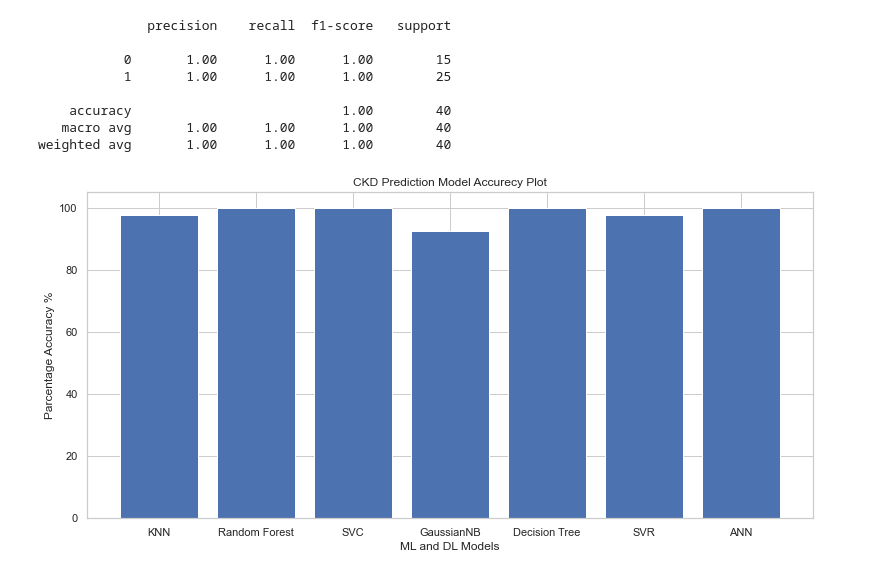
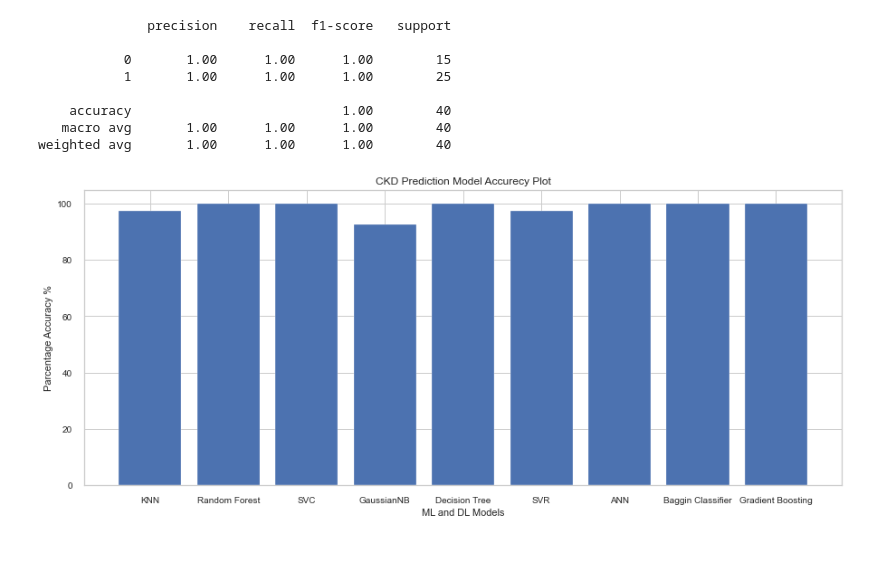
Before and after one commit to abidshafee/CKD_prediction, a Jupyter notebook: CKDMLMoodel.ipynb, the cells around one changed output. Cells and saved outputs as stored; diff of their text form; code cells hidden in the pictures.

Commit message:
Two new Classifier added

```diff
--- a/CKDMLMoodel.ipynb
+++ b/CKDMLMoodel.ipynb
@@ -1178,0 +1264,4 @@ weighted avg       0.98      0.97      0.97        40
+# %%
+gbc = GradientBoostingClassifier(n_estimators=100, learning_rate=0.5, max_depth=1, random_state=0)
+# %%
+gbc.fit(X_train, y_train)
@@ -1178,0 +1270,5 @@ weighted avg       0.98      0.97      0.97        40
+# %%
+gbc_pred = gbc.predict(X_test)
+# %%
+gbc_acc = round(accuracy_score(y_test, gbc_pred)*100, 2)
+print(f'Gradient Boosting Classifier Accurecy: {gbc_acc}%')
@@ -1246,19 +1367,19 @@ weighted avg       1.00      1.00      1.00        40
 # %%
 # sns.barplot(models, models_acc, palette="Blues_d", hue=models, dodge=False)
 # %%
-plt.figure(figsize=(13, 6))
-models = ['KNN', 'Random Forest', 'SVC', 'GaussianNB', 'Decision Tree', 'SVR', 'ANN']
-models_acc = [knn_acc, rndf_acc, svc_acc, gnb_acc, dtc_acc, svr_acc, ann_acc]
+plt.figure(figsize=(15, 6))
+models = ['KNN', 'Random Forest', 'SVC', 'GaussianNB', 'Decision Tree', 'SVR', 'ANN', 'Baggin Classifier', 'Gradient Boosting']
+models_acc = [knn_acc, rndf_acc, svc_acc, gnb_acc, dtc_acc, svr_acc, ann_acc, bgc_acc, gbc_acc]
 # xax = [1, 2, 3, 4, 5]
 
 plt.title('CKD Prediction Model Accurecy Plot')
 plt.bar(models, models_acc, label=models)
 plt.xticks(models)
 plt.ylabel('Parcentage Accuracy %')
 plt.xlabel('ML and DL Models')
 # plt.legend()
 
 # plt.savefig('figName.png', dpi=300)
 plt.show()
 # %% [output]
-[figure, old version]
+[figure, new version]
```
Also changed, not shown: parts of 40 cells of this notebook.
